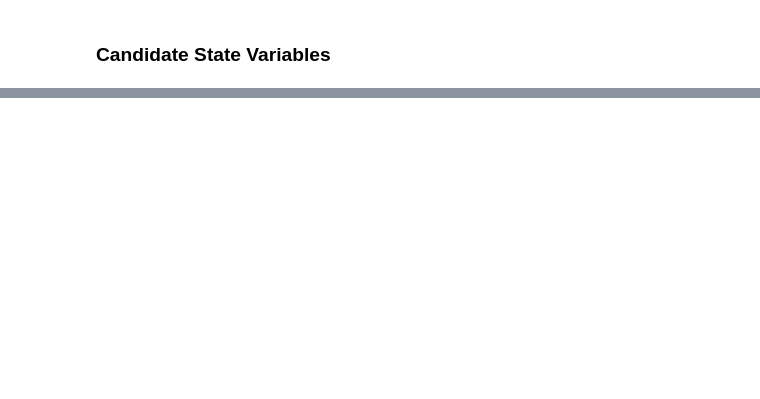
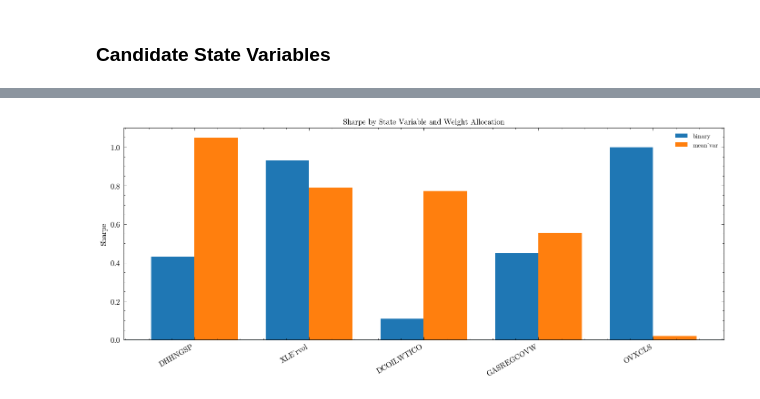
Before and after one commit to jackyeung99/proj_quant_trading, a Jupyter notebook: notebooks/experiment_macro.ipynb, the cells around one changed output, grey strips where cells are left out. Saved outputs shown, nothing was run; the diff lists cells and outputs as text; code cells hidden in the pictures; blank space fills up the shorter version.

```diff
--- a/notebooks/experiment_macro.ipynb
+++ b/notebooks/experiment_macro.ipynb
@@ -23,11 +24,3 @@ from qbt.core.types import ModelInputs, RunSpec
 # %%
 style_path = os.path.join(os.getcwd(), 'styler.mplstyle')
 plt.style.use(style_path)
-# %%
-def load_data():
-    path = os.path.join(os.getcwd(), '..', 'data', 'gold', 'freq=1D', 'tag=experiment', 'table.parquet')
-    df = pd.read_parquet(path)
-    df.set_index('session_date', inplace=True)
-    return df
-# %%
-df = load_data()
@@ -58,0 +72,2 @@ Timestamp('2026-02-24 00:00:00+0000', tz='UTC')
+# %%
+runs_df, timeseries_df = load_data()
@@ -193,0 +273,50 @@ AttributeError: 'tuple' object has no attribute 'train'
+# %%
+summary = runs_df.copy()  # or: summary = merged.drop_duplicates("run_id").copy()
+
+# keep what we need
+summary = summary[["params__state_var", "params__weight_allocation", "metric__sharpe"]].dropna(subset=["params__state_var"])
+
+# ensure numeric sharpe
+summary["metric__sharpe"] = pd.to_numeric(summary["metric__sharpe"], errors="coerce")
+
+# average sharpe per (state_var, weight_allocation) in case you have repeats
+agg = (
+    summary.groupby(["params__state_var", "params__weight_allocation"], as_index=False)["metric__sharpe"]
+    .mean()
+)
+
+# pivot to wide for plotting
+piv = agg.pivot(index="params__state_var", columns="params__weight_allocation", values="metric__sharpe")
+
+# enforce order + ensure both columns exist
+for c in ["binary", "mean_var"]:
+    if c not in piv.columns:
+        piv[c] = np.nan
+piv = piv[["binary", "mean_var"]]
+
+# sort by best sharpe (optional)
+piv = piv.sort_values(by=["mean_var", "binary"], ascending=False)
+
+# ---------------------------
+# Plot grouped bar chart
+# ---------------------------
+x = np.arange(len(piv.index))
+width = 0.38
+
+fig, ax = plt.subplots(figsize=(14, 6))
+
+ax.bar(x - width/2, piv["binary"].values, width, label="binary")
+ax.bar(x + width/2, piv["mean_var"].values, width, label="mean_var")
+
+ax.set_xticks(x)
+ax.set_xticklabels(piv.index, rotation=30, ha="right")
+ax.set_ylabel("Sharpe")
+ax.set_title("Sharpe by State Variable and Weight Allocation")
+ax.axhline(0.0, linewidth=1)  # baseline
+ax.legend()
+# ax.grid(True, axis="y", alpha=0.3)
+
+plt.tight_layout()
+plt.show()
+# %% [output]
+[figure, added]
```
Also changed, not shown: parts of 19 cells of this notebook, 5 other files.
